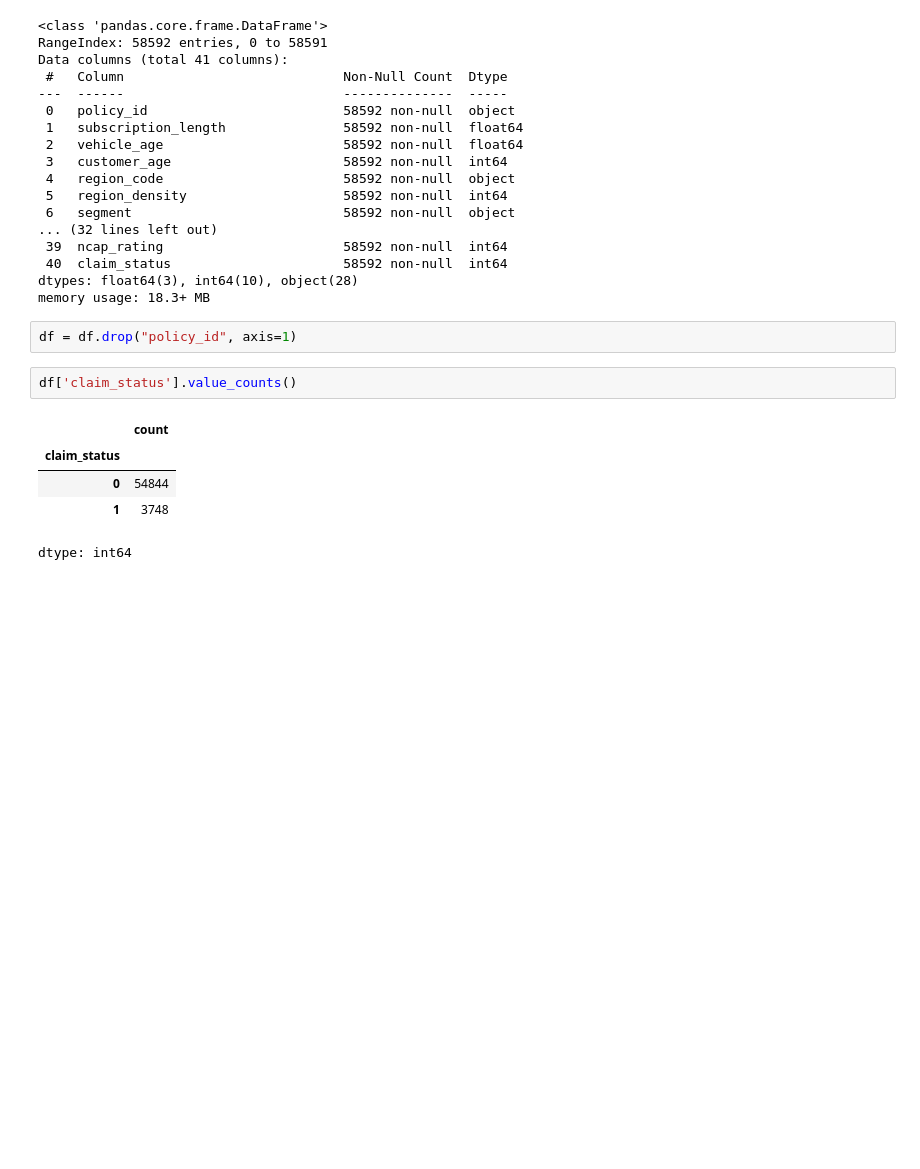
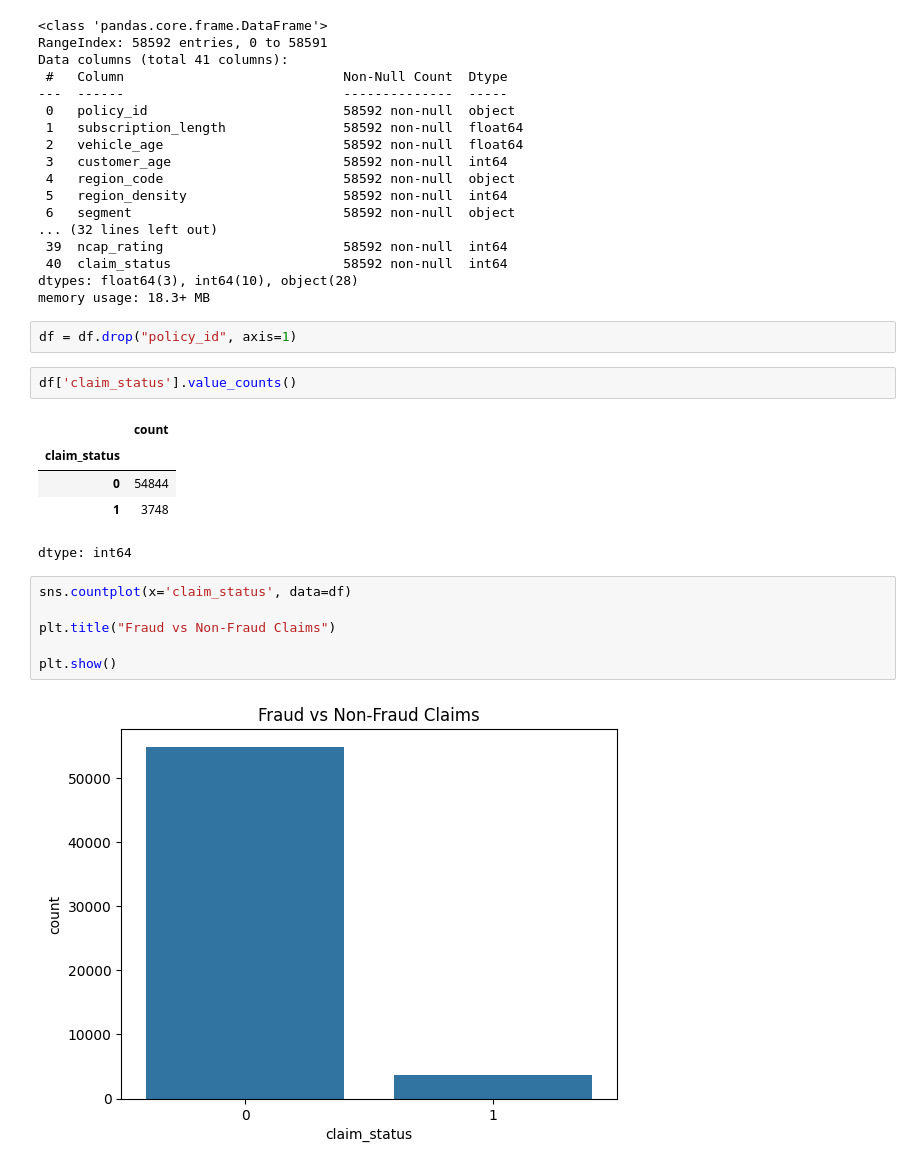
Before and after one commit to AasthaNagargoje/Fraud-Detection-in-Insurance, a Jupyter notebook: ML_tae_up.ipynb, the cells around one changed output. Drawn from its saved outputs; the diff is of its cells as text; blank space fills up the shorter version.

```diff
--- a/ML_tae_up.ipynb
+++ b/ML_tae_up.ipynb
@@ -72,3 +72,11 @@ df['claim_status'].value_counts()
 | 0 | 54844 |
 | 1 | 3748 |
 dtype: int64
+# %%
+sns.countplot(x='claim_status', data=df)
+
+plt.title("Fraud vs Non-Fraud Claims")
+
+plt.show()
+# %% [output]
+[figure, added]
```
